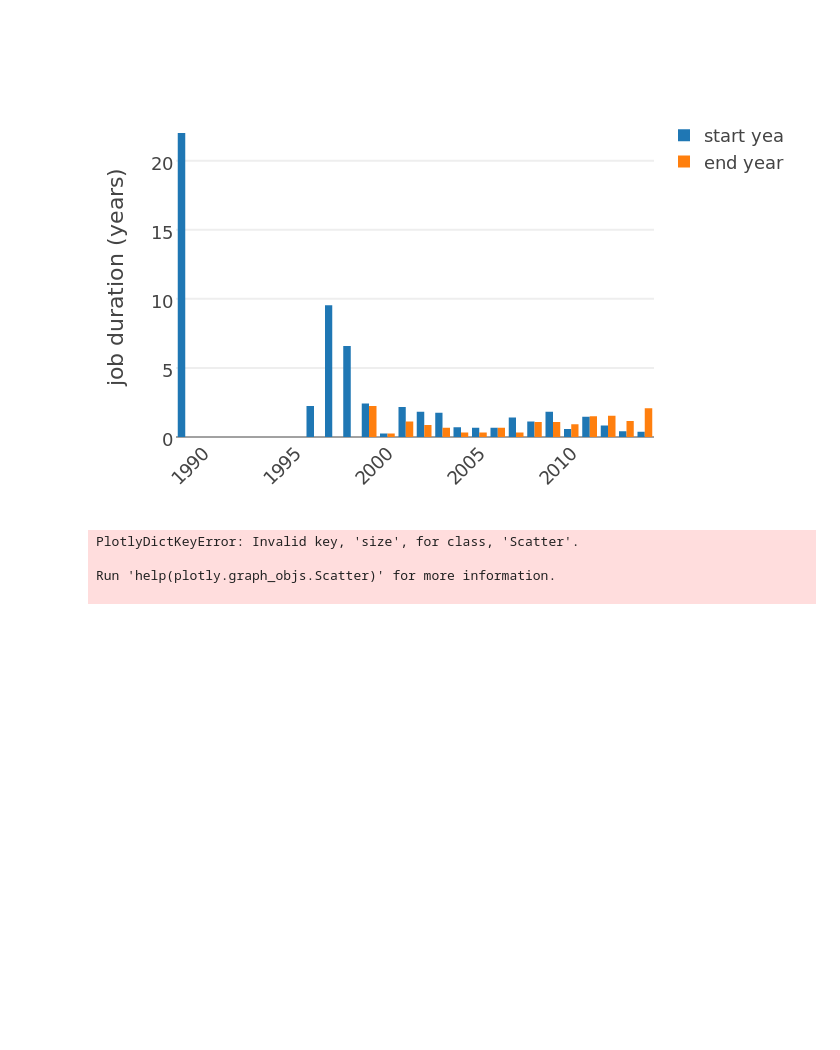
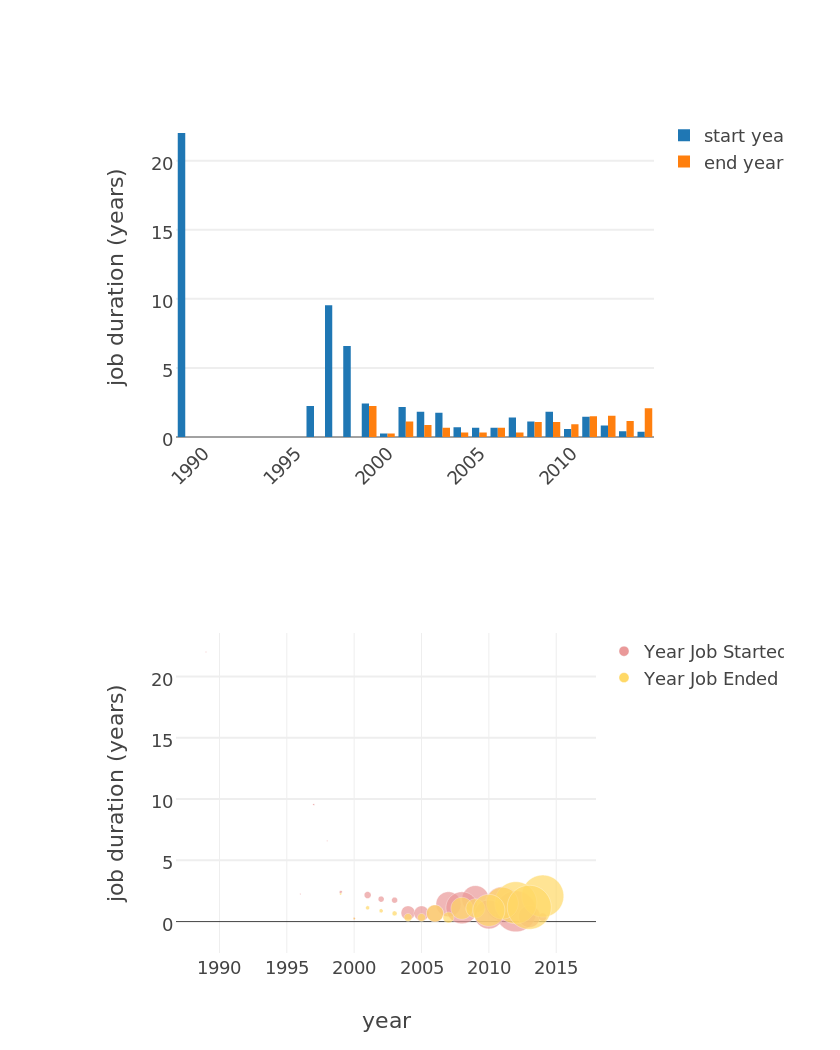
Before and after one commit to lchircus/developher_hackathon2014, a Jupyter notebook: data/lauren_data/Job Duration Data Exploration.ipynb, the cells around one changed output. Saved outputs shown, nothing was run; the diff lists cells and outputs as text; code cells hidden in the pictures; blank space fills up the shorter version.

```diff
--- a/data/lauren_data/Job Duration Data Exploration.ipynb
+++ b/data/lauren_data/Job Duration Data Exploration.ipynb
@@ -518,38 +522,51 @@ trace1 = Scatter(
     x = pandas.unique(summaryTableS.index.ravel()).tolist(),
     y = numpy.array(summaryTableS['median']),
     mode='markers',
+    name='Year Job Started',
     marker=Marker(
         color='rgb(234, 153, 153)',
         size =  numpy.array(summaryTableS['len']),
         line=Line(
             color='white',
             width=0.5
         )
     )
 )
 trace2 = Scatter(
     x = pandas.unique(summaryTableE.index.ravel()).tolist(),
     y = numpy.array(summaryTableE['median']),
-    size =  numpy.array(summaryTableE['len']),
+    name='Year Job Ended',
     mode='markers',
     marker=Marker(
         color='rgb(255, 217, 102)',
         size =  numpy.array(summaryTableE['len']),
         line=Line(
             color='white',
             width=0.5
         )
     )
 )
+
+layout = Layout(
+    font=Font(
+        family='Raleway, sans-serif',
+        size=18,
+    ),
+    xaxis=XAxis(
+        title='year'
+    ),
+    yaxis=YAxis(
+        title='job duration (years)',
+        #zeroline=False,
+        gridwidth=2
+    ),
+)
 plotdata = Data([trace1, trace2])
 
 # Make figure object
-fig = Figure(data=plotdata)
+fig = Figure(data=plotdata, layout=layout)
 
 # (@) Send to Plotly and show plot in notebook
 py.iplot(fig)
 # %% [output]
-PlotlyDictKeyError: Invalid key, 'size', for class, 'Scatter'.
-
-Run 'help(plotly.graph_objs.Scatter)' for more information.
-
+[figure, added]
```
Also changed, not shown: parts of 6 cells of this notebook.
